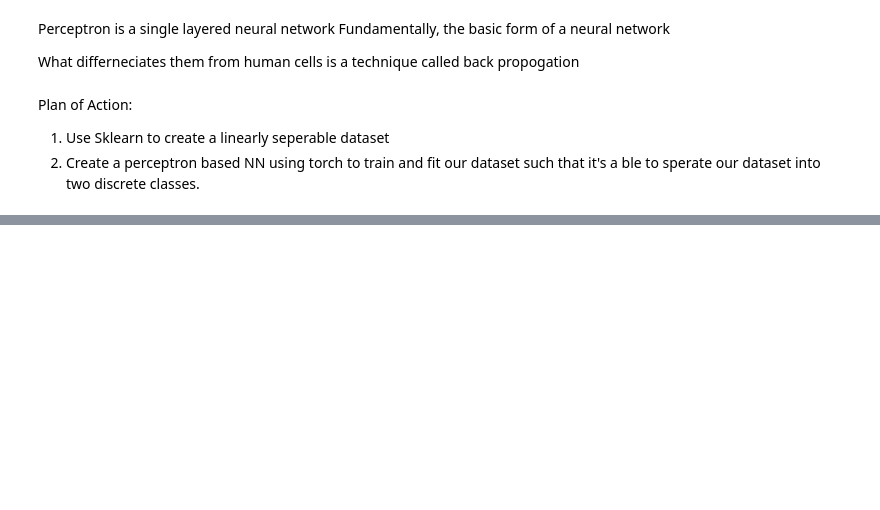
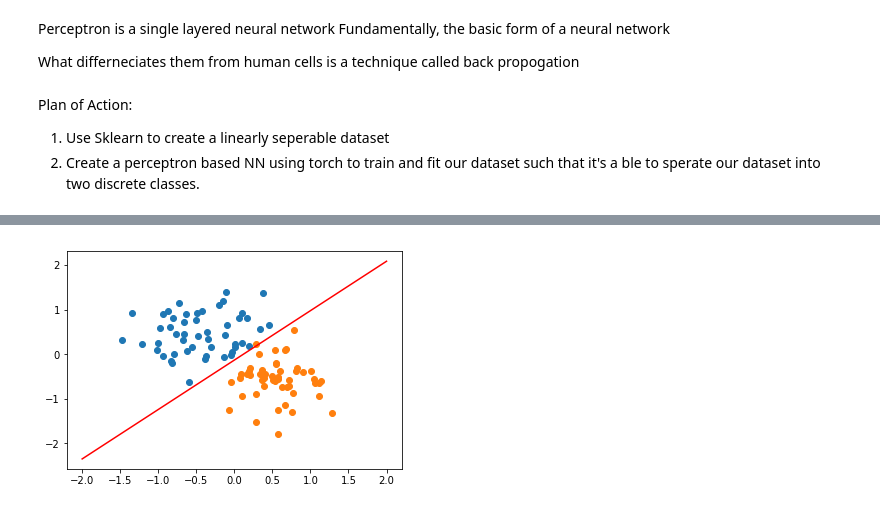
Before and after one commit to rajeev-shivaram/PyTorch101, a Jupyter notebook: Classification.ipynb, the cells around one changed output, grey strips where cells are left out. Cells and saved outputs as stored; diff of their text form; code cells hidden in the pictures; blank space fills up the shorter version.

```diff
--- a/Classification.ipynb
+++ b/Classification.ipynb
@@ -38,0 +112,4 @@ X, y = datasets.make_blobs(n_samples=n_pts, random_state=123, centers=centers, c
+# %%
+plot_fit('Trained Model')
+# %% [output]
+[figure, added]
```
Also changed, not shown: parts of 13 cells of this notebook.
